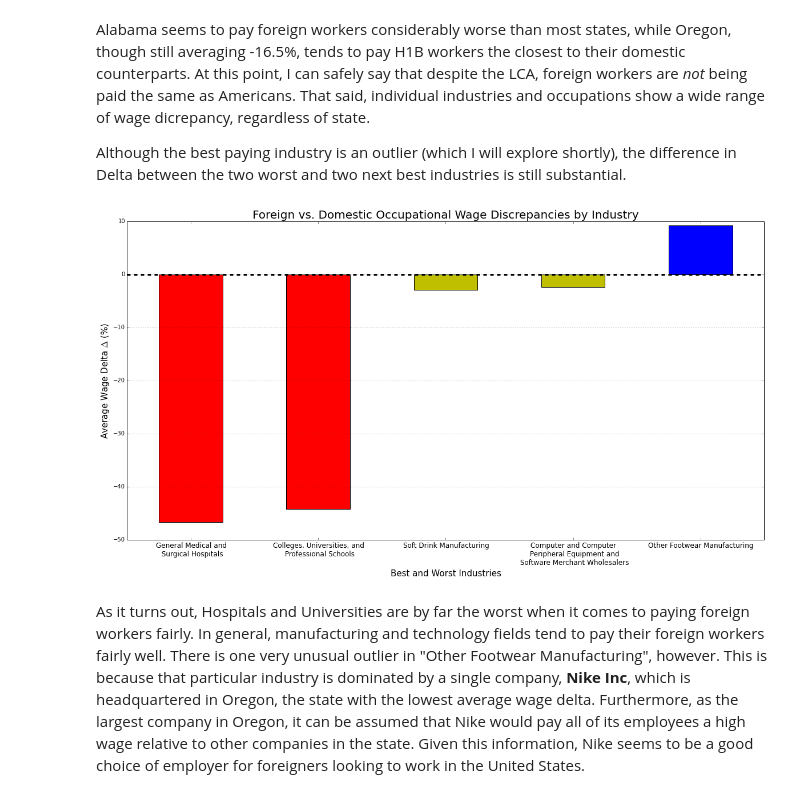
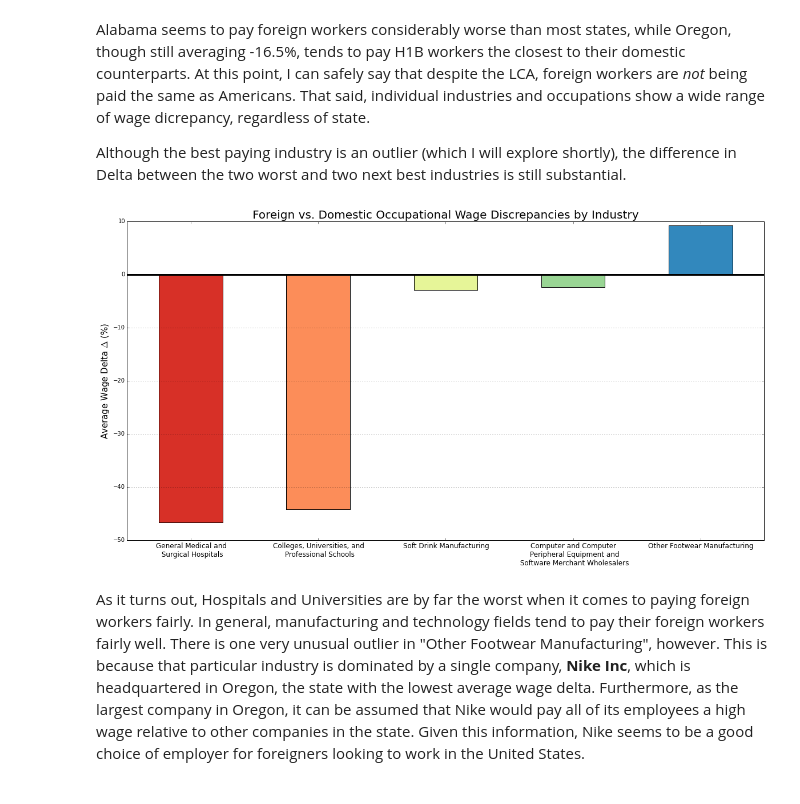
Before and after one commit to smehraein/LCA_Analysis, a Jupyter notebook: Labor Condition Applications Analysis.ipynb, the cells around one changed output. Cells and saved outputs as stored; diff of their text form; code cells hidden in the pictures.

```diff
--- a/Labor Condition Applications Analysis.ipynb
+++ b/Labor Condition Applications Analysis.ipynb
@@ -142,37 +192,36 @@ Although the best paying industry is an outlier (which I will explore shortly),
 # %%
 # Only industries with at least 100 applicants will be examined in this graph.
 
 delta_grouped_by_industry = certified_delta_df.groupby(["LCA_CASE_NAICS_CODE"])
 valid_industries = delta_grouped_by_industry.size()[delta_grouped_by_industry.size() > 100].keys()
 
 valid_industry_df = certified_delta_df[certified_delta_df["LCA_CASE_NAICS_CODE"].isin(valid_industries)]
 delta_grouped_by_industry = valid_industry_df.groupby(["LCA_CASE_NAICS_CODE"])
 industry_deltas = delta_grouped_by_industry["STATE_DELTA"].mean().order("STATE_DELTA").dropna()
 
 industry_values = industry_deltas.head(2).values.tolist() + industry_deltas.tail(3).values.tolist()
 industry_names = ["General Medical and \n Surgical Hospitals", "Colleges, Universities, and \n Professional Schools",
                  "Soft Drink Manufacturing",
                   "Computer and Computer \n Peripheral Equipment and \n Software Merchant Wholesalers",
                  "Other Footwear Manufacturing"]
-colors = ["r", "r", "y", "y", "b"]
+colors = ["#d73027", "#fc8d59", "#e6f598", "#99d594", "#3288bd"]
 
 lefts = range(1,len(industry_names)+1)
 bar_widths = 0.5
 
 plt.figure(figsize=(20,10))
 
 plt.bar(lefts, [100*x for x in industry_values], width=bar_widths, color = colors)
 plt.grid(True, axis="y")
 plt.title("Foreign vs. Domestic Occupational Wage Discrepancies by Industry", fontsize=20)
 plt.xticks([0.25+x for x in lefts], industry_names, fontsize=12)
-plt.xlabel("Best and Worst Industries", fontsize=15)
 plt.xlim(0.75, 5.75)
 plt.ylabel("Average Wage Delta $\Delta$ (%)", fontsize=15)
-plt.axhline(y=0, xmin=0, xmax=30000, color="black", ls="--", linewidth="3")
+plt.axhline(y=0, xmin=0, xmax=30000, color="black", ls="-", linewidth="3")
 
 plt.show()
 # %% [output]
-[figure, old version]
+[figure, new version]
 # %% [markdown]
 As it turns out, Hospitals and Universities are by far the worst when it comes to paying foreign workers fairly. In general, manufacturing and technology fields tend to pay their foreign workers fairly well. There is one very unusual outlier in "Other Footwear Manufacturing", however. This is because that particular industry is dominated by a single company, **Nike Inc**, which is headquartered in Oregon, the state with the lowest average wage delta. Furthermore, as the largest company in Oregon, it can be assumed that Nike would pay all of its employees a high wage relative to other companies in the state. Given this information, Nike seems to be a good choice of employer for foreigners looking to work in the United States.
 
```
Also changed, not shown: parts of 21 cells of this notebook, 2 other files.
